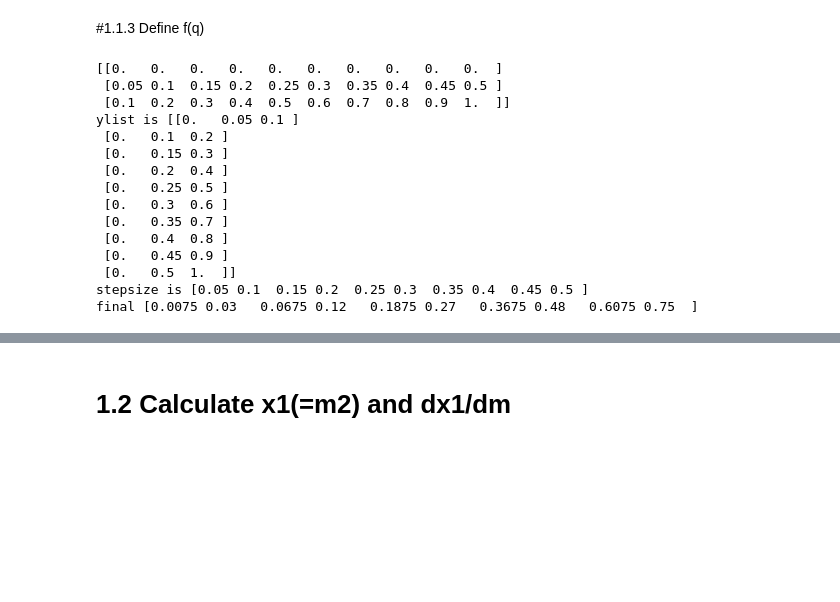
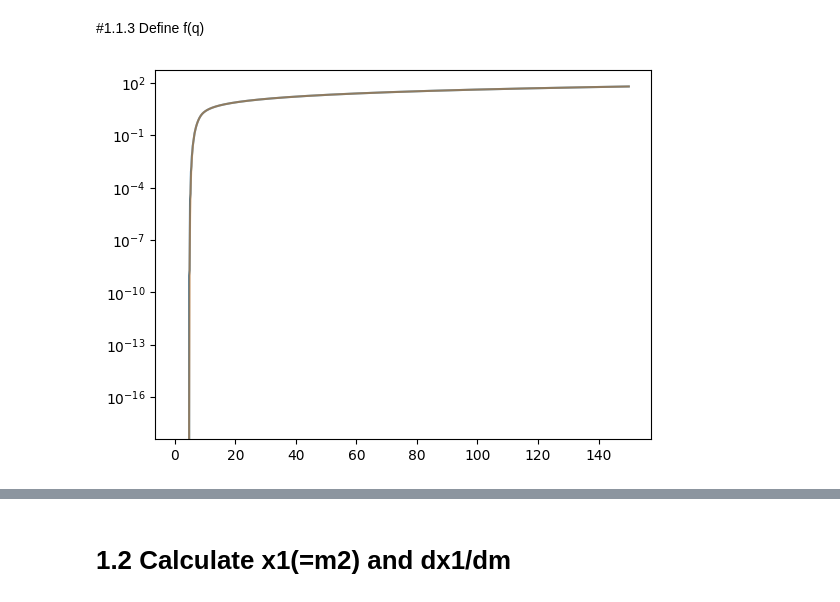
Before and after one commit to jerowen/mag_figures, a Jupyter notebook: Magnification_figures.ipynb, the cells around one changed output, grey strips where cells are left out. Drawn from its saved outputs; the diff is of its cells as text; code cells hidden in the pictures; blank space fills up the shorter version.

```diff
--- a/Magnification_figures.ipynb
+++ b/Magnification_figures.ipynb
@@ -246,38 +257,26 @@ def f_pdf_norm(beta,m1,mmin,dm):
   ylist.append(yval) #add to normalisation list
   ylist = np.array(ylist)
   return ylist
-# %%
-n1 = 10
-n2 = 3
-
-xlist = np.linspace(0.1,1,n1)
-zlist = np.zeros(n1)
-ylist = np.linspace(0,xlist,n2)
-
-print(ylist)
-ylist = np.transpose(ylist)
-print('ylist is %s' %ylist)
-
-stepsize = ylist[0:,1]-ylist[0:,0]
-print('stepsize is %s' %stepsize)
-#print(' sum is %s' %np.sum(ylist,axis = 1))
-#mlist = np.linspace(10,100,10)
-final = np.sum(ylist,axis=1)*stepsize
-#print(np.shape(final))
-print('final %s' %final)
-# %% [output]
-[[0.   0.   0.   0.   0.   0.   0.   0.   0.   0.  ]
- [0.05 0.1  0.15 0.2  0.25 0.3  0.35 0.4  0.45 0.5 ]
- [0.1  0.2  0.3  0.4  0.5  0.6  0.7  0.8  0.9  1.  ]]
-ylist is [[0.   0.05 0.1 ]
- [0.   0.1  0.2 ]
- [0.   0.15 0.3 ]
- [0.   0.2  0.4 ]
- [0.   0.25 0.5 ]
- [0.   0.3  0.6 ]
- [0.   0.35 0.7 ]
- [0.   0.4  0.8 ]
- [0.   0.45 0.9 ]
- [0.   0.5  1.  ]]
-stepsize is [0.05 0.1  0.15 0.2  0.25 0.3  0.35 0.4  0.45 0.5 ]
-final [0.0075 0.03   0.0675 0.12   0.1875 0.27   0.3675 0.48   0.6075 0.75  ]
+# %%
+def norm_secondary_peak(m1):
+
+    beta = 1.40
+
+    mm2 = np.linspace(1.e-3,m1,1001)
+    mm1 = np.tile(m1, (mm2.shape[0],1))
+    #SSP = (mm2/mm1)**beta / mm1 * S_func(mlist=mm2, mmin=4.59, dm=4.82)
+    SSP = (mm2/mm1)**beta * S_func(mlist=mm2, mmin=4.59, dm=4.82)
+    #SSP = (mm2/mm1)**beta / mm1 * step_function(mlist=mm2, mmin=4.59, dm=4.82)
+
+    P = np.sum( (SSP[1:]+SSP[:-1]) * np.absolute(np.diff(mm2, axis=0))/2. , axis=0)
+    return P
+# %%
+m1 = np.linspace(1., 150., 501)
+m2 = np.linspace(1., 150., 1001)
+norm_secondary_peak_pdf = interpolate.interp1d(m1, norm_secondary_peak(m1), kind='linear')
+norm_secondary_peak_pdf2 = norm_secondary_peak(m2)
+plt.plot(m2,norm_secondary_peak_pdf(m2))
+plt.plot(m2,norm_secondary_peak(m2),alpha=0.5)
+plt.yscale('log')
+# %% [output]
+[figure, added]
```
Also changed, not shown: parts of 35 cells of this notebook.
